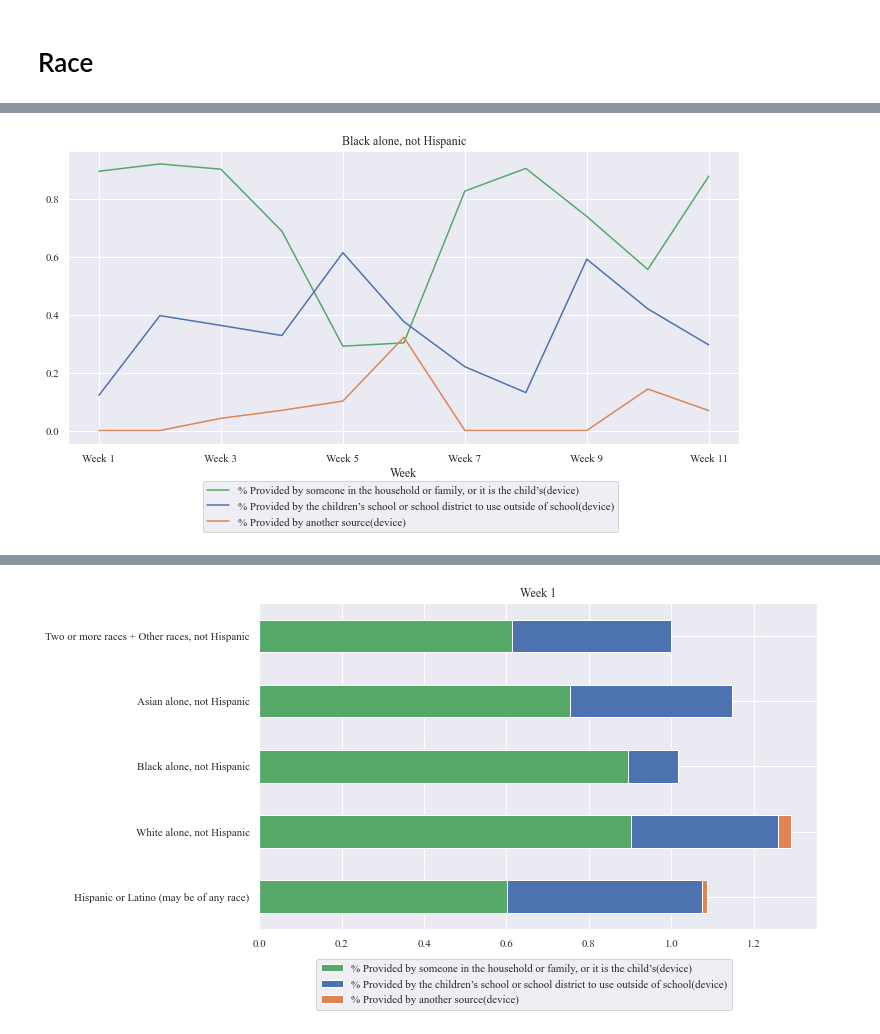
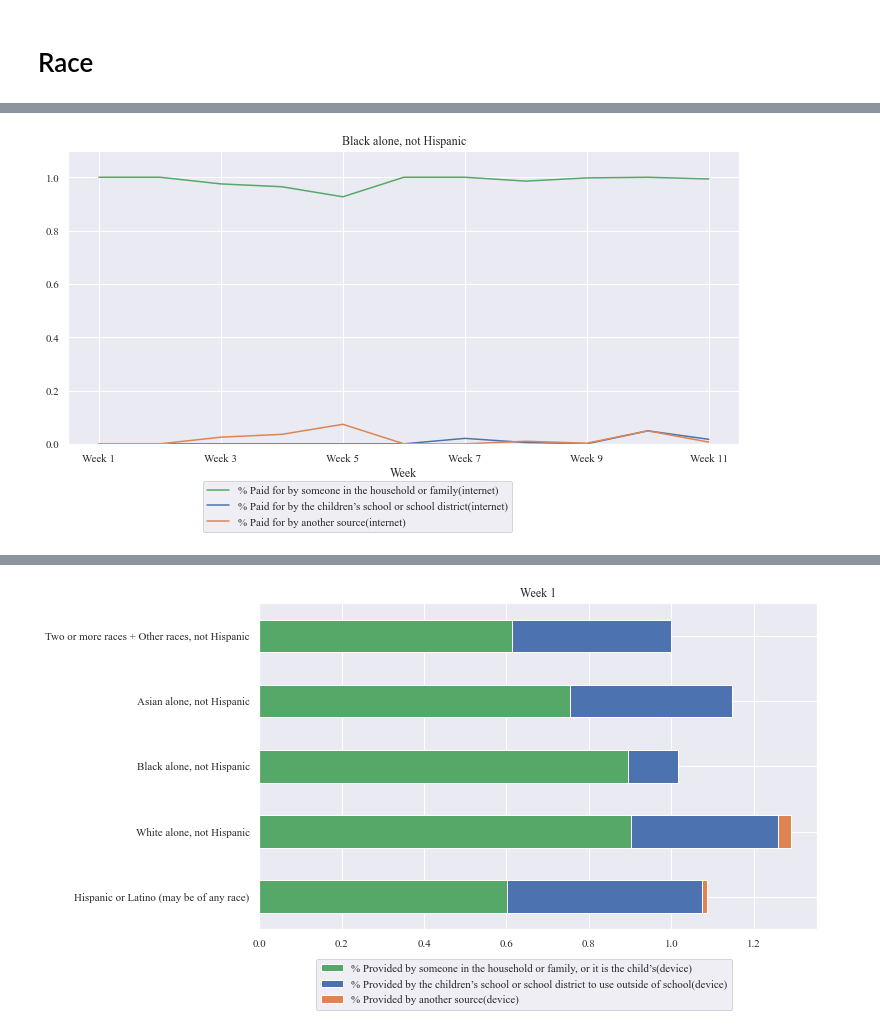
Before and after one commit to AnGWar26/icsd-pulse, a Jupyter notebook: notebooks/temporal_dataviz_edu.ipynb, the cells around one changed output, grey strips where cells are left out. Drawn from its saved outputs; the diff is of its cells as text; code cells hidden in the pictures.

```diff
--- a/notebooks/temporal_dataviz_edu.ipynb
+++ b/notebooks/temporal_dataviz_edu.ipynb
@@ -157,3 +157,11 @@ income_list = ['Less than \\$25,000',
                '\\$200,000 and above',]
 # %% [markdown]
 # Race
+# %%
+for races in race_list:
+    rvrace_dframe.xs(races,level=1)[graph_list[:3]].plot(figsize=(10,6),ylim=(0,1.1))
+    plot.title(races)
+    plot.legend(bbox_to_anchor=(0.2, -0.3), loc='lower left',
+               ncol=1, borderaxespad=0)
+    #plot.set_xticks(range(1,12))
+    plot.tight_layout()
@@ -160,6 +174,6 @@ income_list = ['Less than \\$25,000',
 # %%
 for races in race_list:
-    rvrace_dframe.xs(races,level=1)[graph_list[:3]].plot(figsize=(10,6))
+    rvrace_dframe.xs(races,level=1)[graph_list[3:]].plot(figsize=(10,6),ylim=(0,1.1))
     plot.title(races)
     plot.legend(bbox_to_anchor=(0.2, -0.3), loc='lower left',
                ncol=1, borderaxespad=0)
@@ -170 +184 @@ for races in race_list:
-[figure, old version]
+[figure, new version]
```
Also changed, not shown: parts of 5 cells of this notebook.
